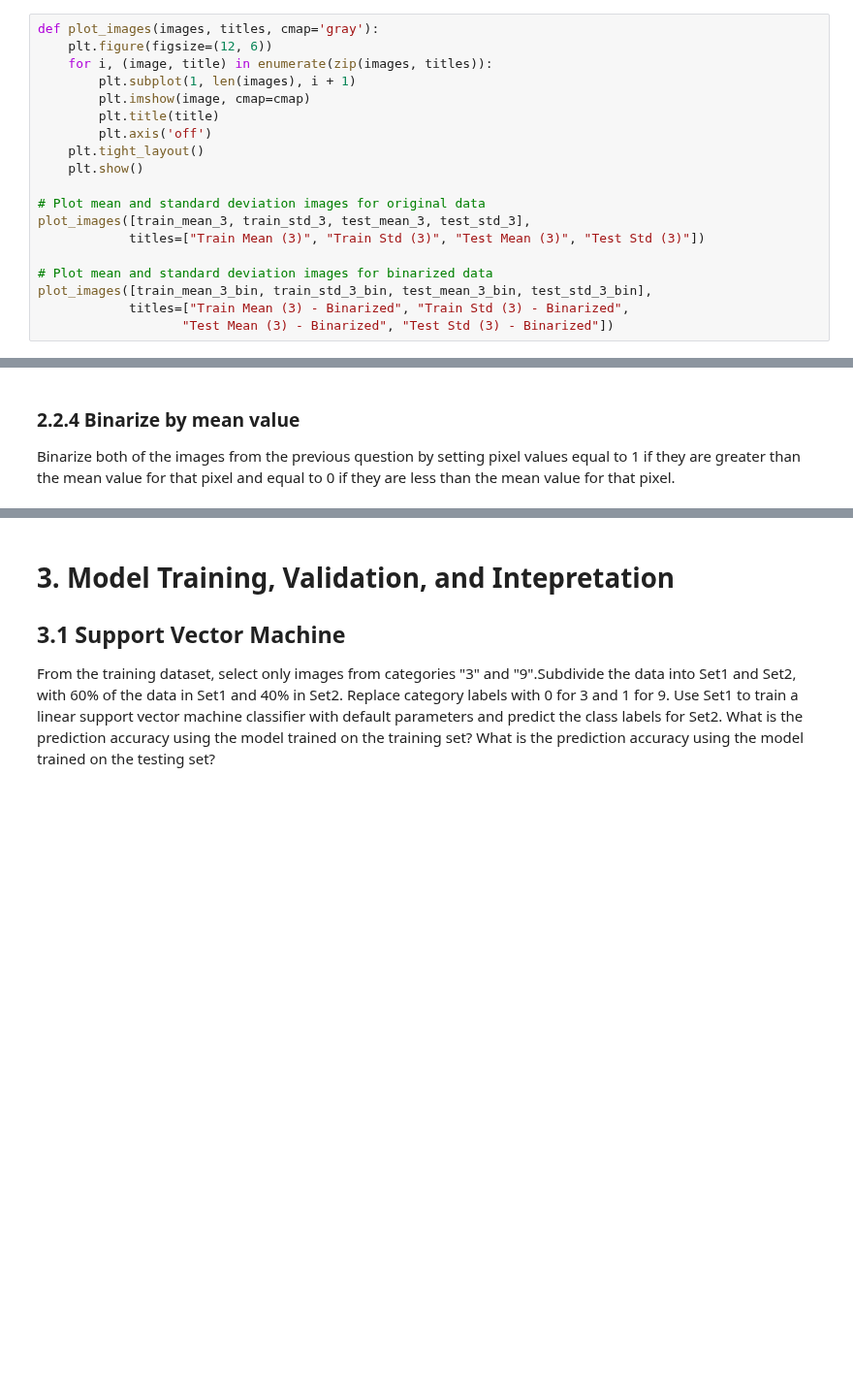
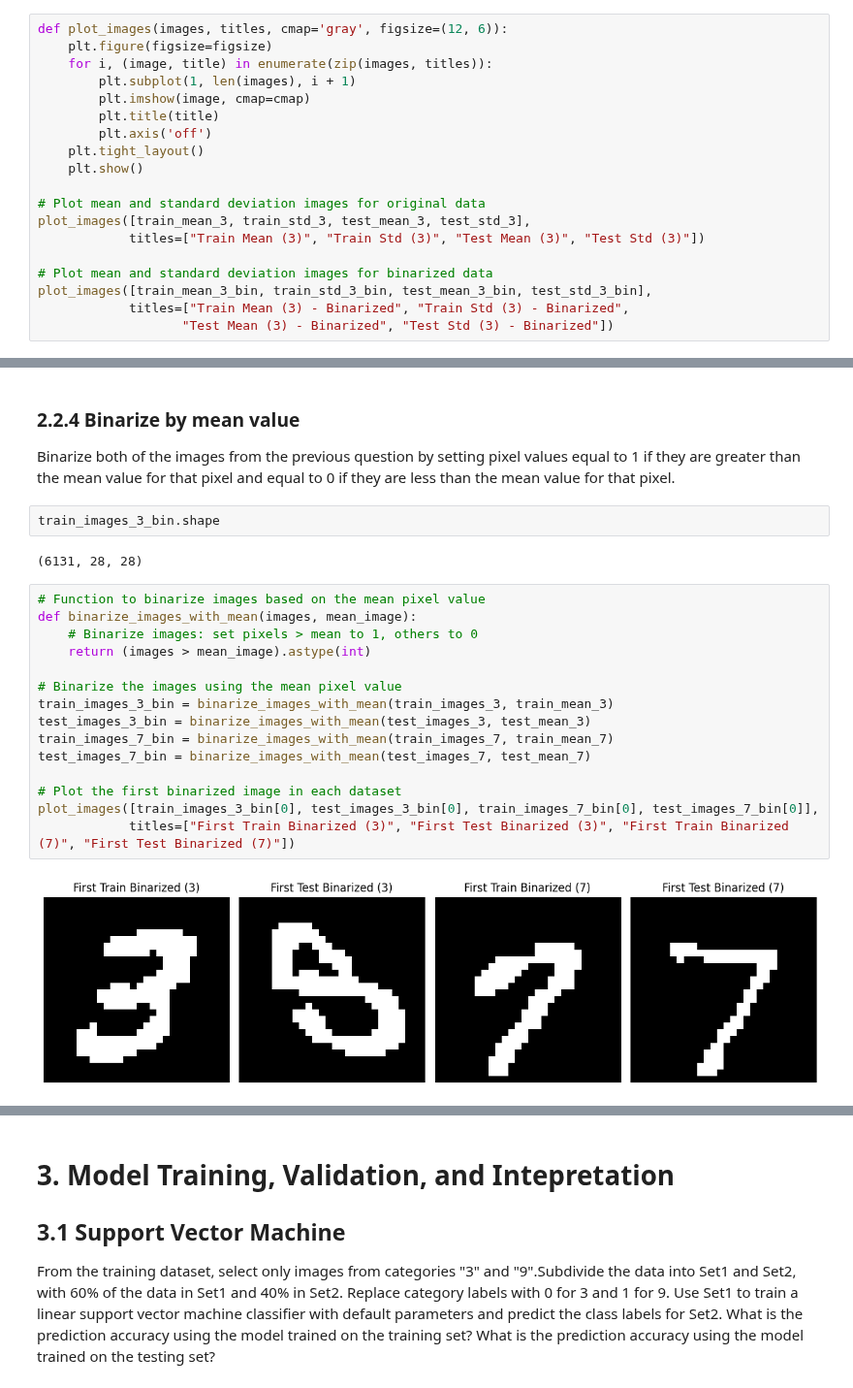
Before and after one commit to junyi2022/musa-650-remote-sensing, a Jupyter notebook: assignments/HW1.ipynb, the cells around one changed output, grey strips where cells are left out. Shown at 97% size. Cells and saved outputs as stored; diff of their text form; blank space fills up the shorter version.

```diff
--- a/assignments/HW1.ipynb
+++ b/assignments/HW1.ipynb
@@ -415,8 +403,8 @@ test_images_3_bin = binarize_images(test_images_3, 128)
 train_mean_3_bin, train_std_3_bin = compute_mean_std_images(train_images_3_bin)
 test_mean_3_bin, test_std_3_bin = compute_mean_std_images(test_images_3_bin)
 # %%
-def plot_images(images, titles, cmap='gray'):
-    plt.figure(figsize=(12, 6))
+def plot_images(images, titles, cmap='gray', figsize=(12, 6)):
+    plt.figure(figsize=figsize)
     for i, (image, title) in enumerate(zip(images, titles)):
         plt.subplot(1, len(images), i + 1)
         plt.imshow(image, cmap=cmap)
@@ -483,3 +471,24 @@ plot_images([train_mean_7_bin, train_std_7_bin, test_mean_7_bin, test_std_7_bin]
 # %% [markdown]
 ### 2.2.4 Binarize by mean value
 Binarize both of the images from the previous question by setting pixel values equal to 1 if they are greater than the mean value for that pixel and equal to 0 if they are less than the mean value for that pixel.
+# %%
+train_images_3_bin.shape
+# %% [output]
+(6131, 28, 28)
+# %%
+# Function to binarize images based on the mean pixel value
+def binarize_images_with_mean(images, mean_image):
+    # Binarize images: set pixels > mean to 1, others to 0
+    return (images > mean_image).astype(int)
+
+# Binarize the images using the mean pixel value
+train_images_3_bin = binarize_images_with_mean(train_images_3, train_mean_3)
+test_images_3_bin = binarize_images_with_mean(test_images_3, test_mean_3)
+train_images_7_bin = binarize_images_with_mean(train_images_7, train_mean_7)
+test_images_7_bin = binarize_images_with_mean(test_images_7, test_mean_7)
+
+# Plot the first binarized image in each dataset
+plot_images([train_images_3_bin[0], test_images_3_bin[0], train_images_7_bin[0], test_images_7_bin[0]],
+            titles=["First Train Binarized (3)", "First Test Binarized (3)", "First Train Binarized (7)", "First Test Binarized (7)"])
+# %% [output]
+[figure, added]
```
Also changed, not shown: parts of 8 cells of this notebook.
